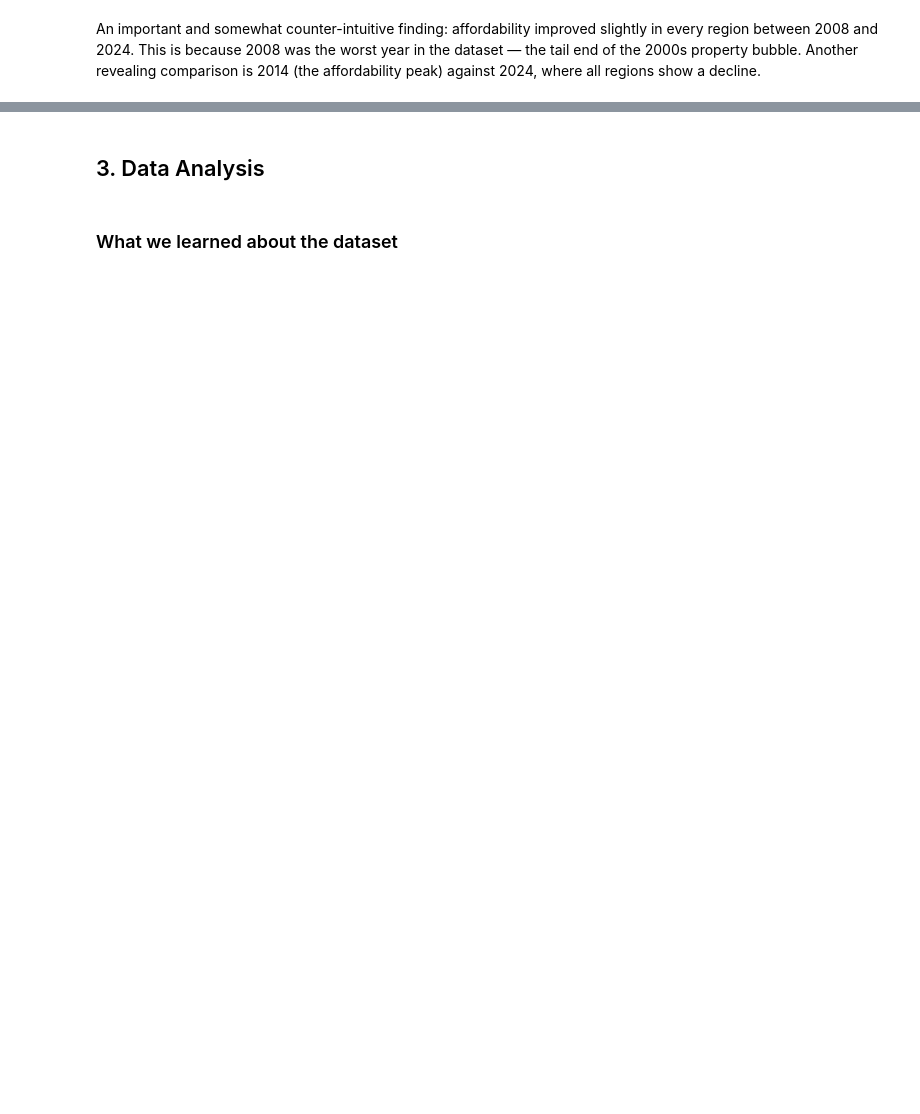
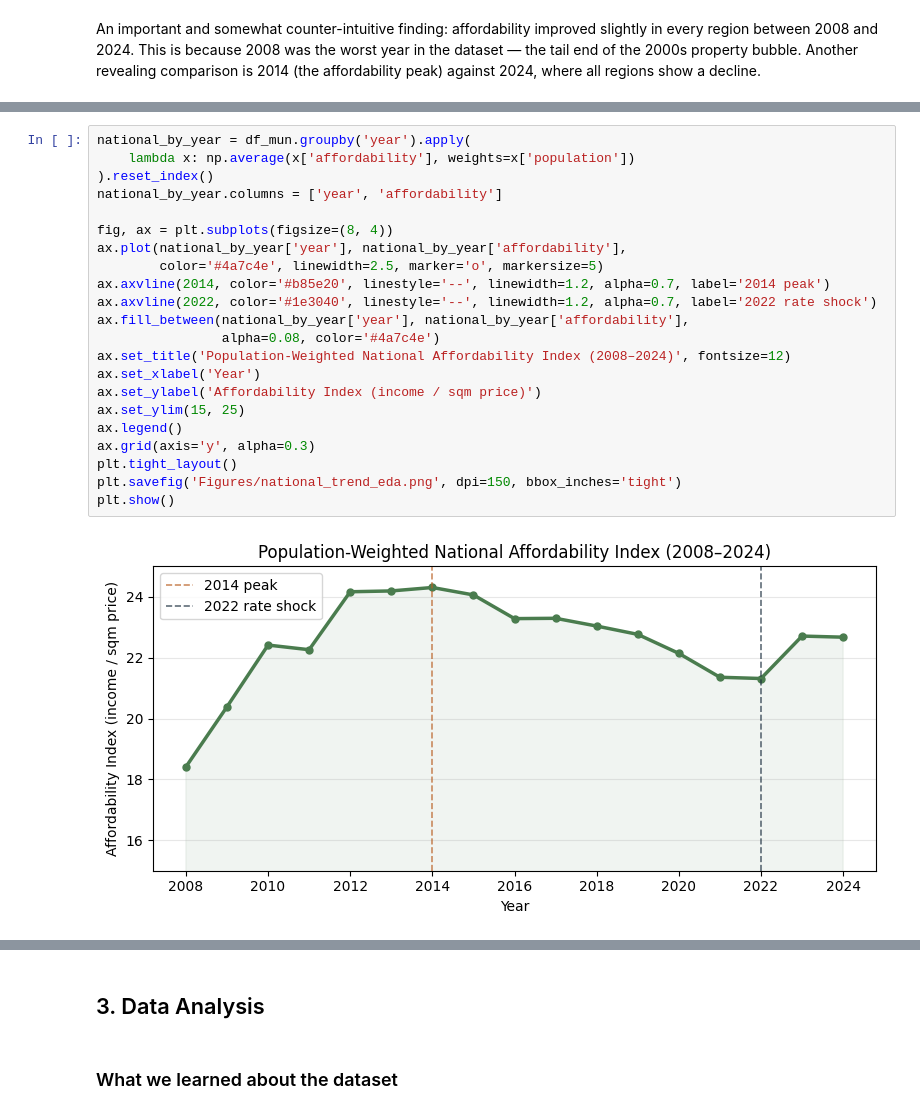
Before and after one commit to Sandra359/Sandra359.github.io, a Jupyter notebook: FinalProject/ExplainerNotebook.ipynb, the cells around one changed output, grey strips where cells are left out. Drawn from its saved outputs; the diff is of its cells as text; blank space fills up the shorter version.

```diff
--- a/FinalProject/ExplainerNotebook.ipynb
+++ b/FinalProject/ExplainerNotebook.ipynb
@@ -161,0 +215,24 @@ An important and somewhat counter-intuitive finding: affordability improved slig
+# %%
+national_by_year = df_mun.groupby('year').apply(
+    lambda x: np.average(x['affordability'], weights=x['population'])
+).reset_index()
+national_by_year.columns = ['year', 'affordability']
+
+fig, ax = plt.subplots(figsize=(8, 4))
+ax.plot(national_by_year['year'], national_by_year['affordability'],
+        color='#4a7c4e', linewidth=2.5, marker='o', markersize=5)
+ax.axvline(2014, color='#b85e20', linestyle='--', linewidth=1.2, alpha=0.7, label='2014 peak')
+ax.axvline(2022, color='#1e3040', linestyle='--', linewidth=1.2, alpha=0.7, label='2022 rate shock')
+ax.fill_between(national_by_year['year'], national_by_year['affordability'],
+                alpha=0.08, color='#4a7c4e')
+ax.set_title('Population-Weighted National Affordability Index (2008–2024)', fontsize=12)
+ax.set_xlabel('Year')
+ax.set_ylabel('Affordability Index (income / sqm price)')
+ax.set_ylim(15, 25)
+ax.legend()
+ax.grid(axis='y', alpha=0.3)
+plt.tight_layout()
+plt.savefig('Figures/national_trend_eda.png', dpi=150, bbox_inches='tight')
+plt.show()
+# %% [output]
+[figure, added]
```
Also changed, not shown: parts of 11 cells of this notebook, 23 other files.
